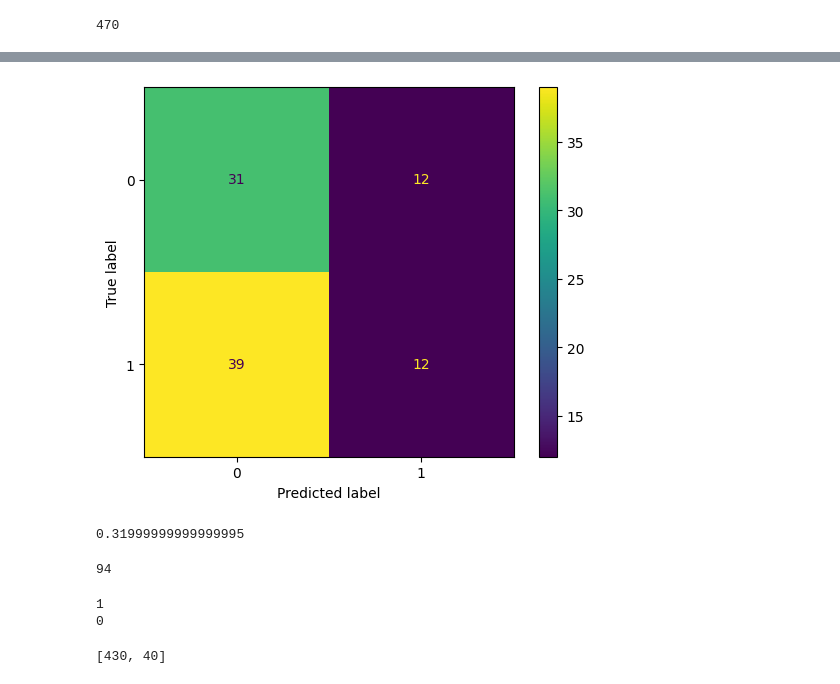
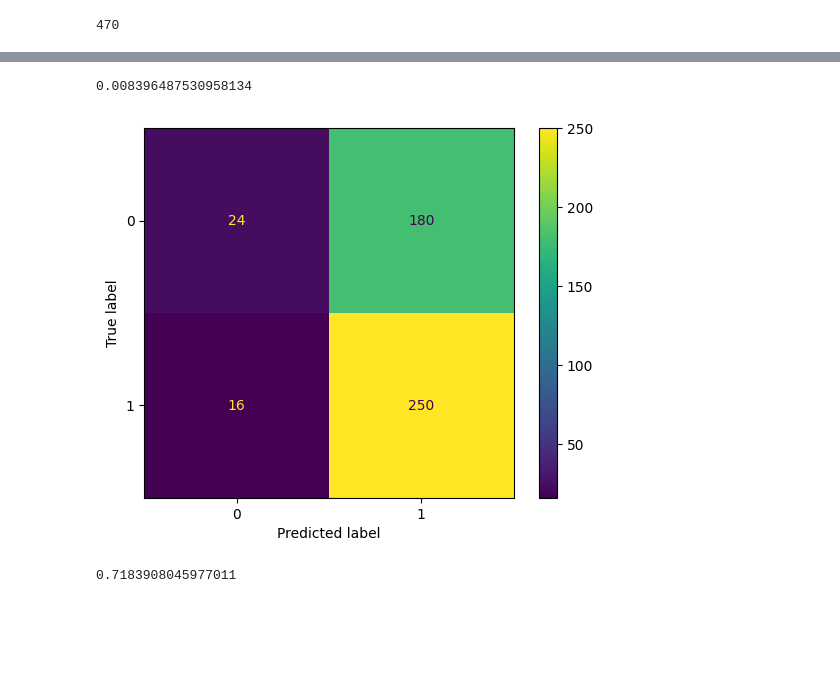
Before and after one commit to Marinku099/Sci-project-m5, a Jupyter notebook: Depressed_DataClustering.ipynb, the cells around one changed output, grey strips where cells are left out. Drawn from its saved outputs; the diff is of its cells as text; code cells hidden in the pictures; blank space fills up the shorter version.

```diff
--- a/Depressed_DataClustering.ipynb
+++ b/Depressed_DataClustering.ipynb
@@ -47,7 +96,7 @@ df
 def labelfeatures(ID):
     i = df['Pt'][df['ID']==ID].index
     # score = df.loc[0, "Pt"]
-    score = df.loc[i[0], ["Pt","Age","Sex"]]
+    score = df.loc[i[0], keys]
     score.to_numpy()
     return score
 # %%
@@ -135,6 +187,6 @@ ValueError: Mime type rendering requires nbformat>=4.2.0 but it is not installed
 # %%
 k = 2
 kmeans = KMeans(k, random_state = 40)
-kmeans.fit(X_train)
+kmeans.fit(images_score)
 # %% [output]
 KMeans(n_clusters=2, random_state=40)
@@ -186,8 +229,13 @@ def clusterClass(ID):
     # print(i)
     score = image_cluster.loc[i[0], 'clusterid']
     return score
+# %%
+y_true = []
+
+for id in image_cluster['image']:
+    y_true.append(labelClass(id))
 # %%
 from sklearn.metrics.cluster import adjusted_mutual_info_score
 from sklearn.metrics import f1_score, accuracy_score, confusion_matrix, ConfusionMatrixDisplay
 # %%
-Ypred = kmeans.predict(X_test)
+Ypred = kmeans.predict(images_score)
@@ -198,15 +262,15 @@ adjusted_mutual_info_score(y_test, Ypred)
+# %%
+adjusted_mutual_info_score(y_true, image_cluster["cluster"])
+# %% [output]
+0.008396487530958134
 # %%
-cm = confusion_matrix(y_test, Ypred)
+cm = confusion_matrix(y_true, Ypred)
 disp = ConfusionMatrixDisplay(confusion_matrix=cm)
 disp.plot()
 plt.show()
 # %% [output]
-[figure, old version]
+[figure, new version]
 # %%
-f1_score(y_test, Ypred)
+f1_score(y_true, Ypred)
 # %% [output]
-0.31999999999999995
+0.7183908045977011
-# %%
-len(y_test)
-# %% [output]
-94
@@ -222,13 +276,0 @@ plt.scatter()
-# %%
-left = [1, 2]
-count = []
-
-for cluster in image_cluster["clusterid"].unique():
-    print(cluster)
-    count.append(image_cluster["clusterid"].value_counts()[cluster])
-
-count
-# %% [output]
-1
-0
-[430, 40]
```
Also changed, not shown: parts of 19 cells of this notebook, 3 other files.
